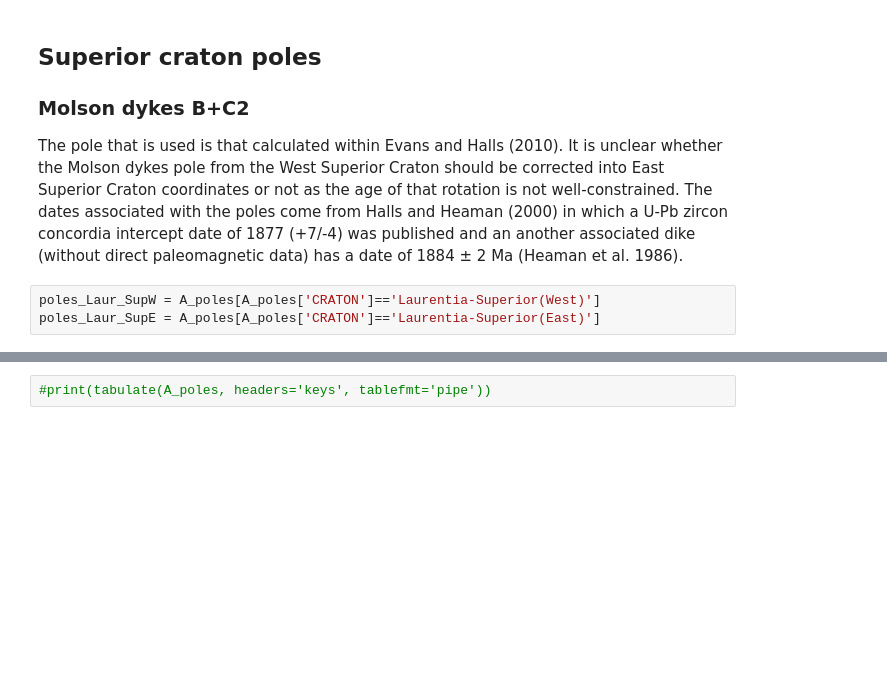
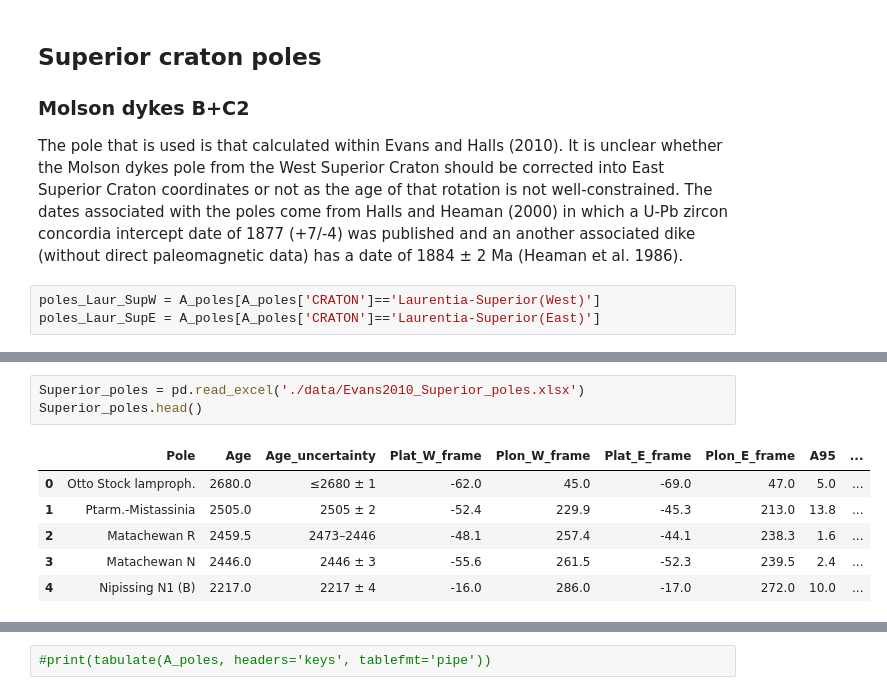
Before and after one commit to Swanson-Hysell-Group/Laurentia_Paleogeography, a Jupyter notebook: figures_analysis.ipynb, the cells around one changed output, grey strips where cells are left out. Drawn from its saved outputs; the diff is of its cells as text; blank space fills up the shorter version.

```diff
--- a/figures_analysis.ipynb
+++ b/figures_analysis.ipynb
@@ -221,0 +253,10 @@ poles_Laur_SupE
+# %%
+Superior_poles = pd.read_excel('./data/Evans2010_Superior_poles.xlsx')
+Superior_poles.head()
+# %% [output]
+|  | Pole | Age | Age_uncertainty | Plat_W_frame | Plon_W_frame | Plat_E_frame | Plon_E_frame | A95 | ... |
+| 0 | Otto Stock lamproph. | 2680.0 | ≤2680 ± 1 | -62.0 | 45.0 | -69.0 | 47.0 | 5.0 | ... |
+| 1 | Ptarm.-Mistassinia | 2505.0 | 2505 ± 2 | -52.4 | 229.9 | -45.3 | 213.0 | 13.8 | ... |
+| 2 | Matachewan R | 2459.5 | 2473–2446 | -48.1 | 257.4 | -44.1 | 238.3 | 1.6 | ... |
+| 3 | Matachewan N | 2446.0 | 2446 ± 3 | -55.6 | 261.5 | -52.3 | 239.5 | 2.4 | ... |
+| 4 | Nipissing N1 (B) | 2217.0 | 2217 ± 4 | -16.0 | 286.0 | -17.0 | 272.0 | 10.0 | ... |
```
Also changed, not shown: parts of 11 cells of this notebook, 3 other files.
